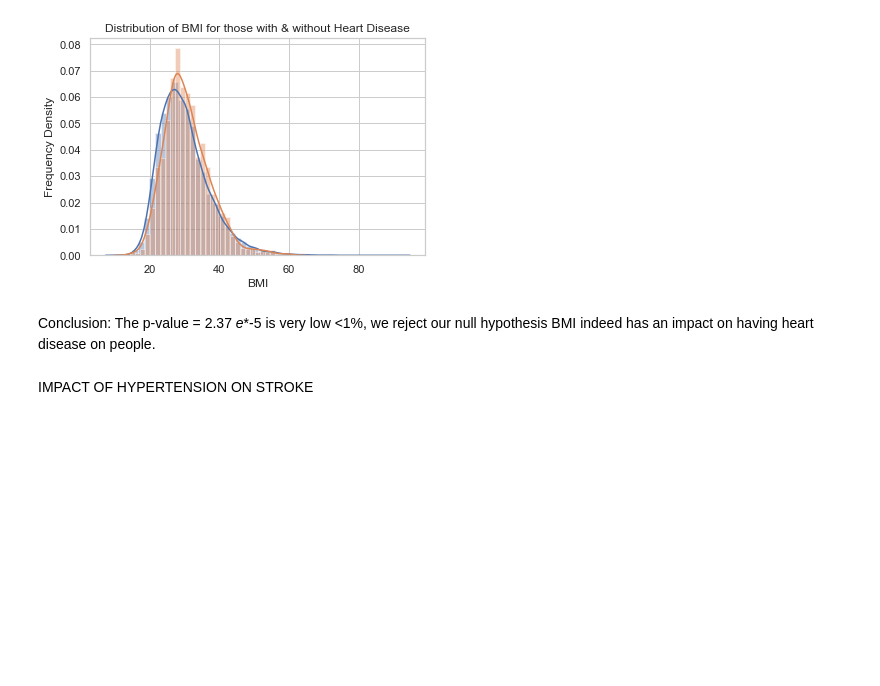
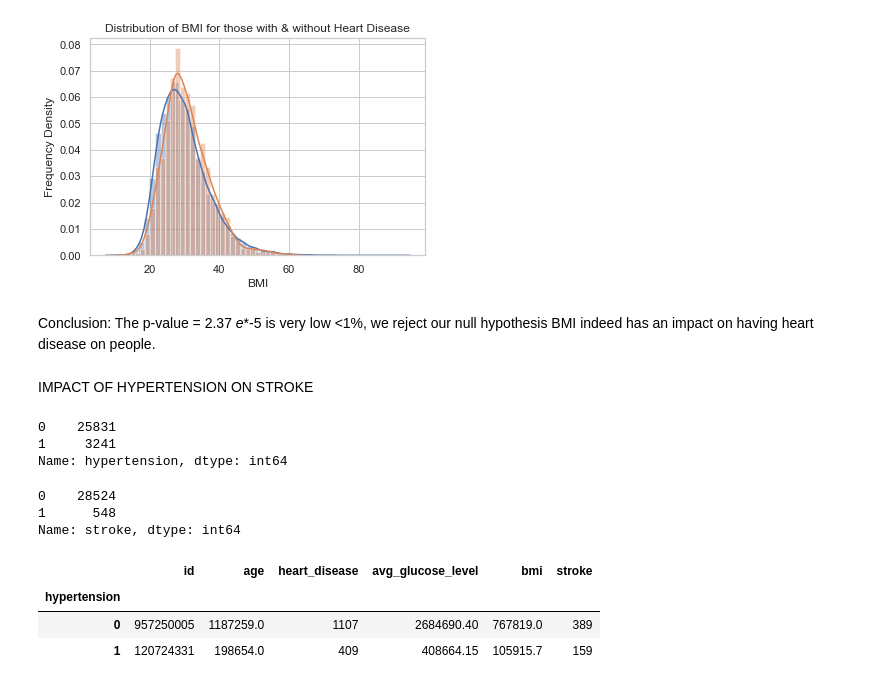
Before and after one commit to ThoaShook/ds-mod3-project, a Jupyter notebook: Thoa_Work0801.ipynb, the cells around one changed output. Cells and saved outputs as stored; diff of their text form; code cells hidden in the pictures; blank space fills up the shorter version.

```diff
--- a/Thoa_Work0801.ipynb
+++ b/Thoa_Work0801.ipynb
@@ -340,3 +340,22 @@ Conclusion: The p-value = 2.37 *e**-5 is very low <1%, we reject our null hypoth
 BMI indeed has an impact on having heart disease on people.
 # %% [markdown]
 IMPACT OF HYPERTENSION ON STROKE
+# %%
+df.hypertension.value_counts()
+# %% [output]
+0    25831
+1     3241
+Name: hypertension, dtype: int64
+# %%
+df.stroke.value_counts()
+# %% [output]
+0    28524
+1      548
+Name: stroke, dtype: int64
+# %%
+df.groupby(['hypertension']).sum()
+# %% [output]
+|  | id | age | heart_disease | avg_glucose_level | bmi | stroke |
+| hypertension |  |  |  |  |  |  |
+| 0 | 957250005 | 1187259.0 | 1107 | 2684690.40 | 767819.0 | 389 |
+| 1 | 120724331 | 198654.0 | 409 | 408664.15 | 105915.7 | 159 |
```
Also changed, not shown: parts of 3 cells of this notebook.
